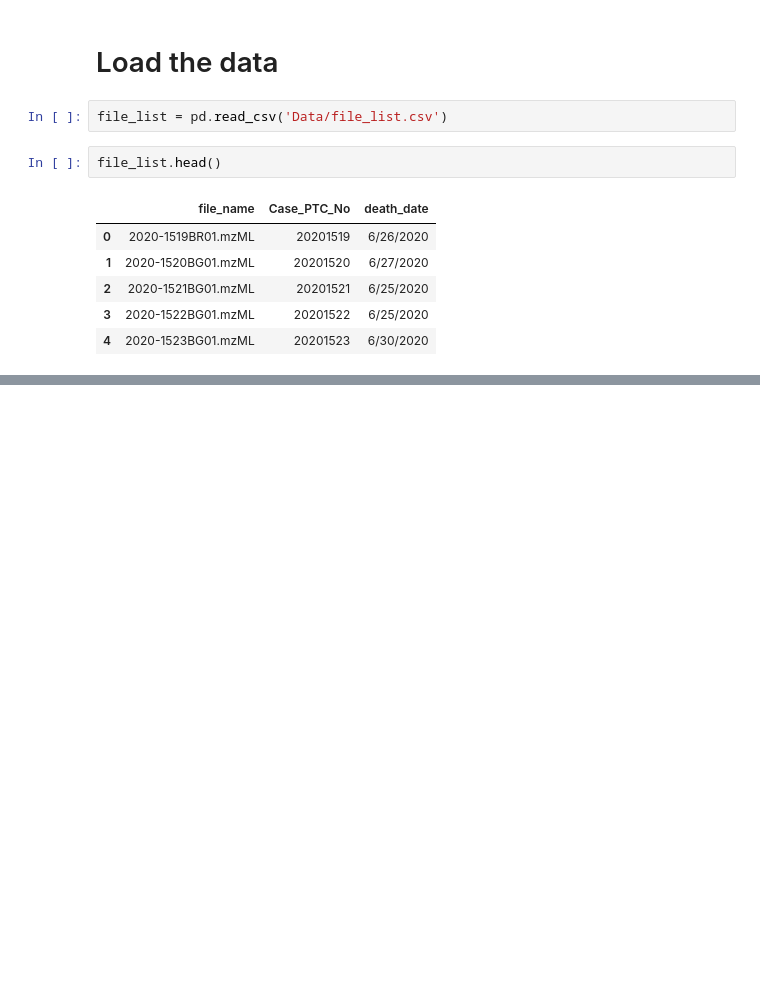
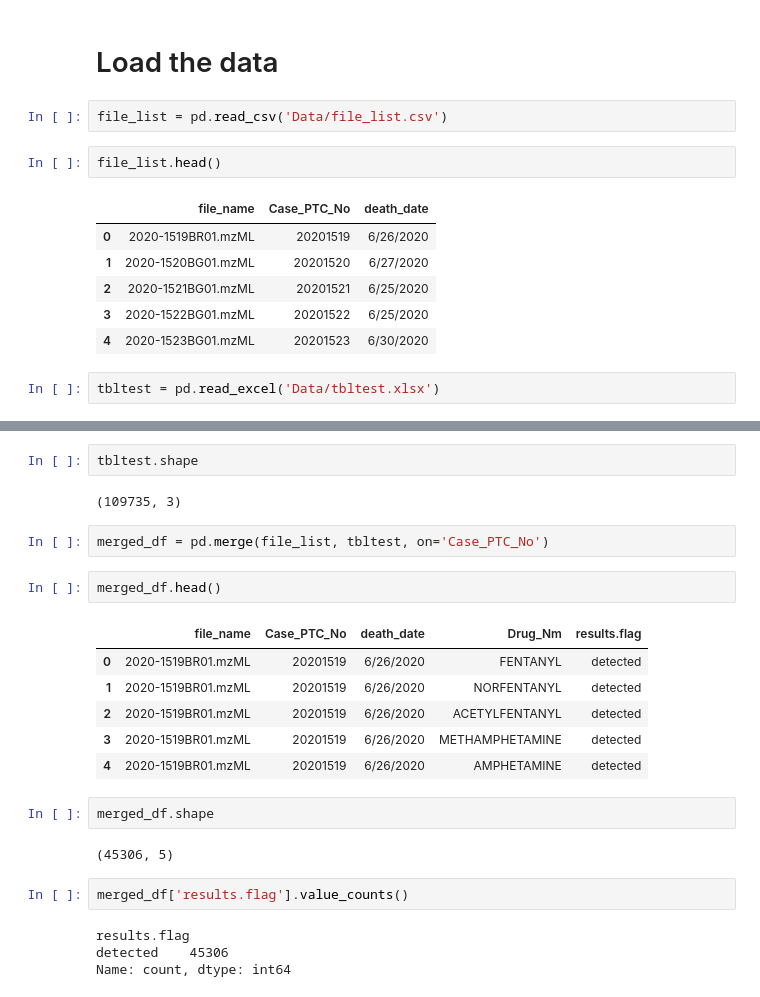
Before and after one commit to BCCDC-DSI/RADD, a Jupyter notebook: workflows/part4/linkage.ipynb, the cells around one changed output, grey strips where cells are left out. Cells and saved outputs as stored; diff of their text form; blank space fills up the shorter version.

```diff
--- a/workflows/part4/linkage.ipynb
+++ b/workflows/part4/linkage.ipynb
@@ -14,3 +14,5 @@ file_list.head()
 | 2 | 2020-1521BG01.mzML | 20201521 | 6/25/2020 |
 | 3 | 2020-1522BG01.mzML | 20201522 | 6/25/2020 |
 | 4 | 2020-1523BG01.mzML | 20201523 | 6/30/2020 |
+# %%
+tbltest = pd.read_excel('Data/tbltest.xlsx')
@@ -16,0 +45,25 @@ file_list.head()
+# %%
+tbltest.shape
+# %% [output]
+(109735, 3)
+# %%
+merged_df = pd.merge(file_list, tbltest, on='Case_PTC_No')
+# %%
+merged_df.head()
+# %% [output]
+|  | file_name | Case_PTC_No | death_date | Drug_Nm | results.flag |
+| 0 | 2020-1519BR01.mzML | 20201519 | 6/26/2020 | FENTANYL | detected |
+| 1 | 2020-1519BR01.mzML | 20201519 | 6/26/2020 | NORFENTANYL | detected |
+| 2 | 2020-1519BR01.mzML | 20201519 | 6/26/2020 | ACETYLFENTANYL | detected |
+| 3 | 2020-1519BR01.mzML | 20201519 | 6/26/2020 | METHAMPHETAMINE | detected |
+| 4 | 2020-1519BR01.mzML | 20201519 | 6/26/2020 | AMPHETAMINE | detected |
+# %%
+merged_df.shape
+# %% [output]
+(45306, 5)
+# %%
+merged_df['results.flag'].value_counts()
+# %% [output]
+results.flag
+detected    45306
+Name: count, dtype: int64
```
Also changed, not shown: parts of 23 cells of this notebook, 8 other files.
